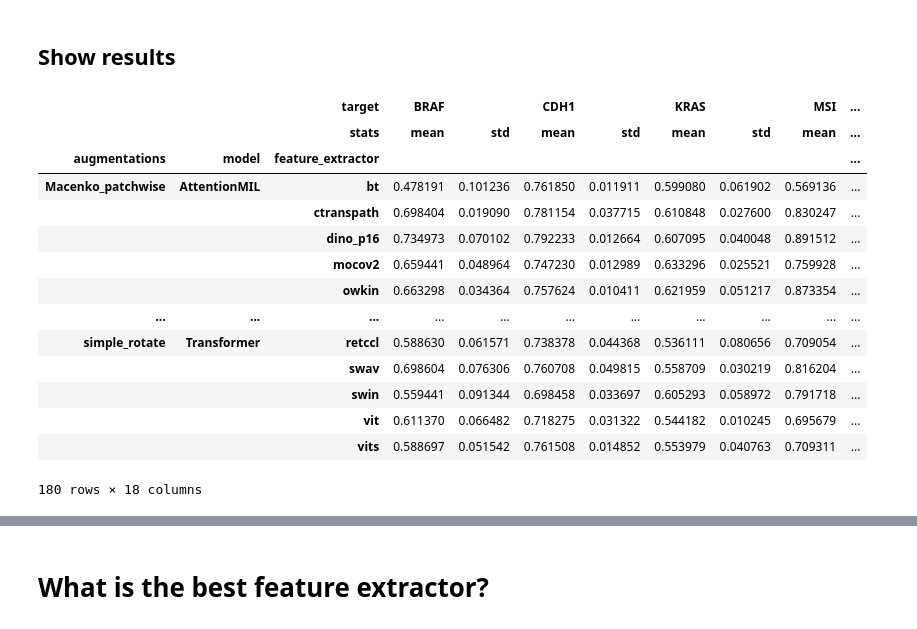
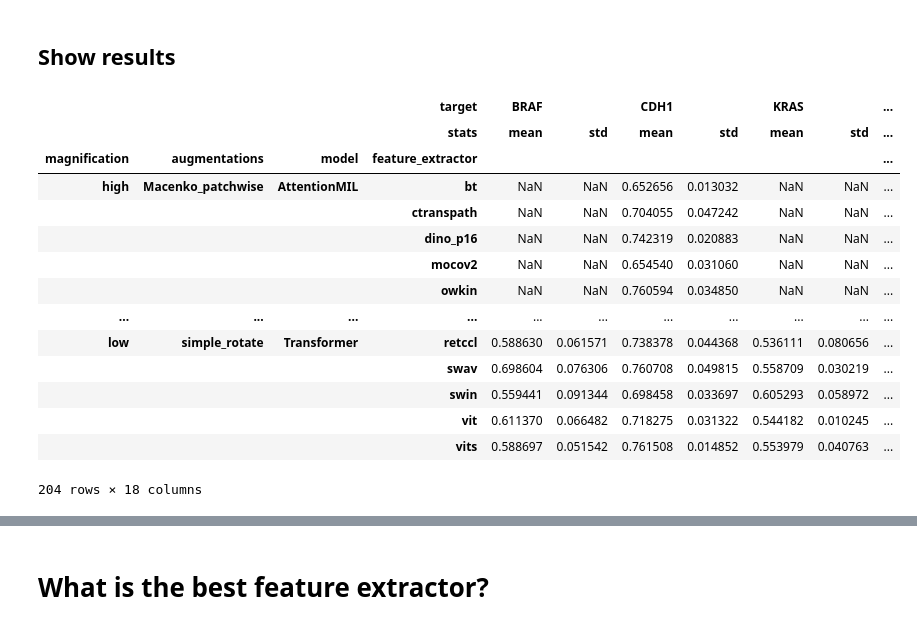
Before and after one commit to georg-wolflein/good-features, a Jupyter notebook: notebooks/collect_results.ipynb, the cells around one changed output, grey strips where cells are left out. Drawn from its saved outputs; the diff is of its cells as text; code cells hidden in the pictures.

```diff
--- a/notebooks/collect_results.ipynb
+++ b/notebooks/collect_results.ipynb
@@ -166,27 +176,31 @@ Total GPU hours: 5276.7 (219.9 days)
 # %% [markdown]
 ## Show results
 # %%
-d = df["test_auroc"].groupby(["augmentations", "model", "feature_extractor", "target"]).agg(["mean", "std"])
+d = (
+    df["test_auroc"]
+    .groupby(["magnification", "augmentations", "model", "feature_extractor", "target"])
+    .agg(["mean", "std"])
+)
 d.columns.name = "stats"
 d = d.unstack("target").reorder_levels(["target", "stats"], axis=1).sort_index(axis=1)
 # d = compute_overall_average(d)
 d
 # %% [output]
-|  |  | target | BRAF |  | CDH1 |  | KRAS |  | MSI | ... |
-|  |  | stats | mean | std | mean | std | mean | std | mean | ... |
-| augmentations | model | feature_extractor |  |  |  |  |  |  |  | ... |
-| Macenko_patchwise | AttentionMIL | bt | 0.478191 | 0.101236 | 0.761850 | 0.011911 | 0.599080 | 0.061902 | 0.569136 | ... |
-|  |  | ctranspath | 0.698404 | 0.019090 | 0.781154 | 0.037715 | 0.610848 | 0.027600 | 0.830247 | ... |
-|  |  | dino_p16 | 0.734973 | 0.070102 | 0.792233 | 0.012664 | 0.607095 | 0.040048 | 0.891512 | ... |
-|  |  | mocov2 | 0.659441 | 0.048964 | 0.747230 | 0.012989 | 0.633296 | 0.025521 | 0.759928 | ... |
-|  |  | owkin | 0.663298 | 0.034364 | 0.757624 | 0.010411 | 0.621959 | 0.051217 | 0.873354 | ... |
+|  |  |  | target | BRAF |  | CDH1 |  | KRAS |  | ... |
+|  |  |  | stats | mean | std | mean | std | mean | std | ... |
+| magnification | augmentations | model | feature_extractor |  |  |  |  |  |  | ... |
+| high | Macenko_patchwise | AttentionMIL | bt | NaN | NaN | 0.652656 | 0.013032 | NaN | NaN | ... |
+|  |  |  | ctranspath | NaN | NaN | 0.704055 | 0.047242 | NaN | NaN | ... |
+|  |  |  | dino_p16 | NaN | NaN | 0.742319 | 0.020883 | NaN | NaN | ... |
+|  |  |  | mocov2 | NaN | NaN | 0.654540 | 0.031060 | NaN | NaN | ... |
+|  |  |  | owkin | NaN | NaN | 0.760594 | 0.034850 | NaN | NaN | ... |
 | ... | ... | ... | ... | ... | ... | ... | ... | ... | ... | ... |
-| simple_rotate | Transformer | retccl | 0.588630 | 0.061571 | 0.738378 | 0.044368 | 0.536111 | 0.080656 | 0.709054 | ... |
-|  |  | swav | 0.698604 | 0.076306 | 0.760708 | 0.049815 | 0.558709 | 0.030219 | 0.816204 | ... |
-|  |  | swin | 0.559441 | 0.091344 | 0.698458 | 0.033697 | 0.605293 | 0.058972 | 0.791718 | ... |
-|  |  | vit | 0.611370 | 0.066482 | 0.718275 | 0.031322 | 0.544182 | 0.010245 | 0.695679 | ... |
-|  |  | vits | 0.588697 | 0.051542 | 0.761508 | 0.014852 | 0.553979 | 0.040763 | 0.709311 | ... |
+| low | simple_rotate | Transformer | retccl | 0.588630 | 0.061571 | 0.738378 | 0.044368 | 0.536111 | 0.080656 | ... |
+|  |  |  | swav | 0.698604 | 0.076306 | 0.760708 | 0.049815 | 0.558709 | 0.030219 | ... |
+|  |  |  | swin | 0.559441 | 0.091344 | 0.698458 | 0.033697 | 0.605293 | 0.058972 | ... |
+|  |  |  | vit | 0.611370 | 0.066482 | 0.718275 | 0.031322 | 0.544182 | 0.010245 | ... |
+|  |  |  | vits | 0.588697 | 0.051542 | 0.761508 | 0.014852 | 0.553979 | 0.040763 | ... |
-180 rows × 18 columns
+204 rows × 18 columns
 # %%
 TABLES_DIR = Path("/app/figures/tables")
 TABLES_DIR.mkdir(exist_ok=True, parents=True)
```
Also changed, not shown: parts of 10 cells of this notebook, 59 other files.
